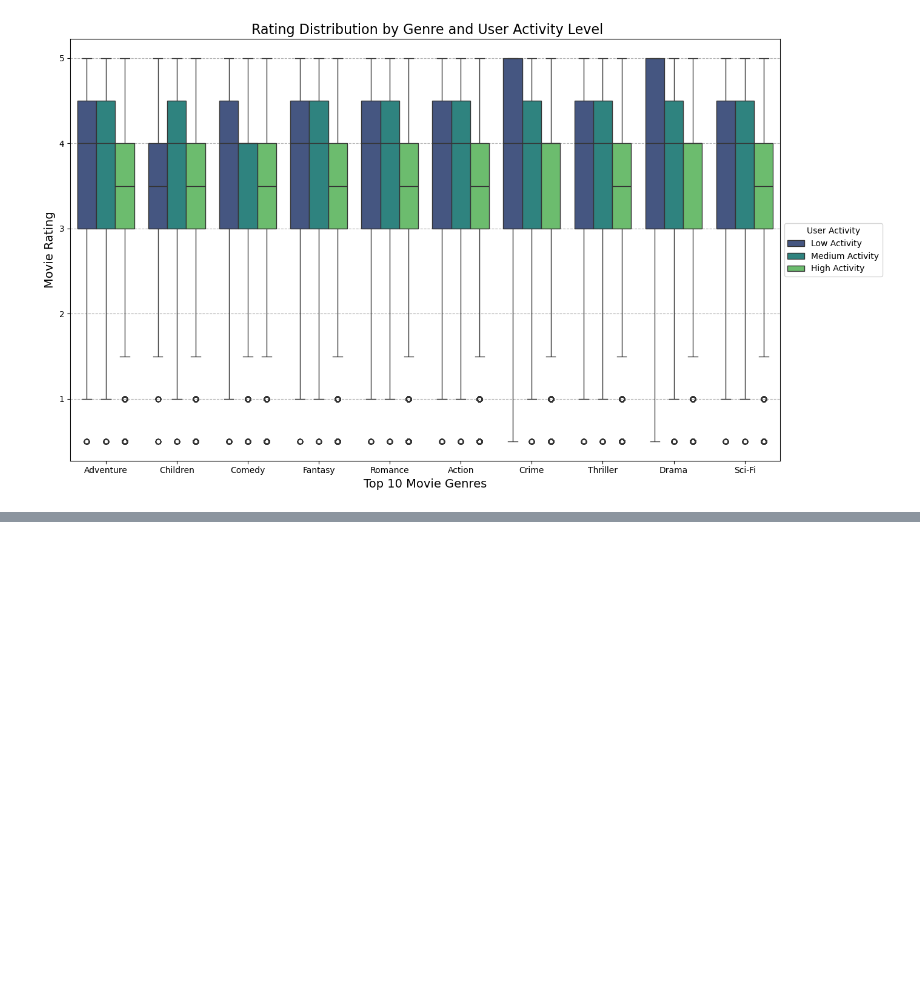
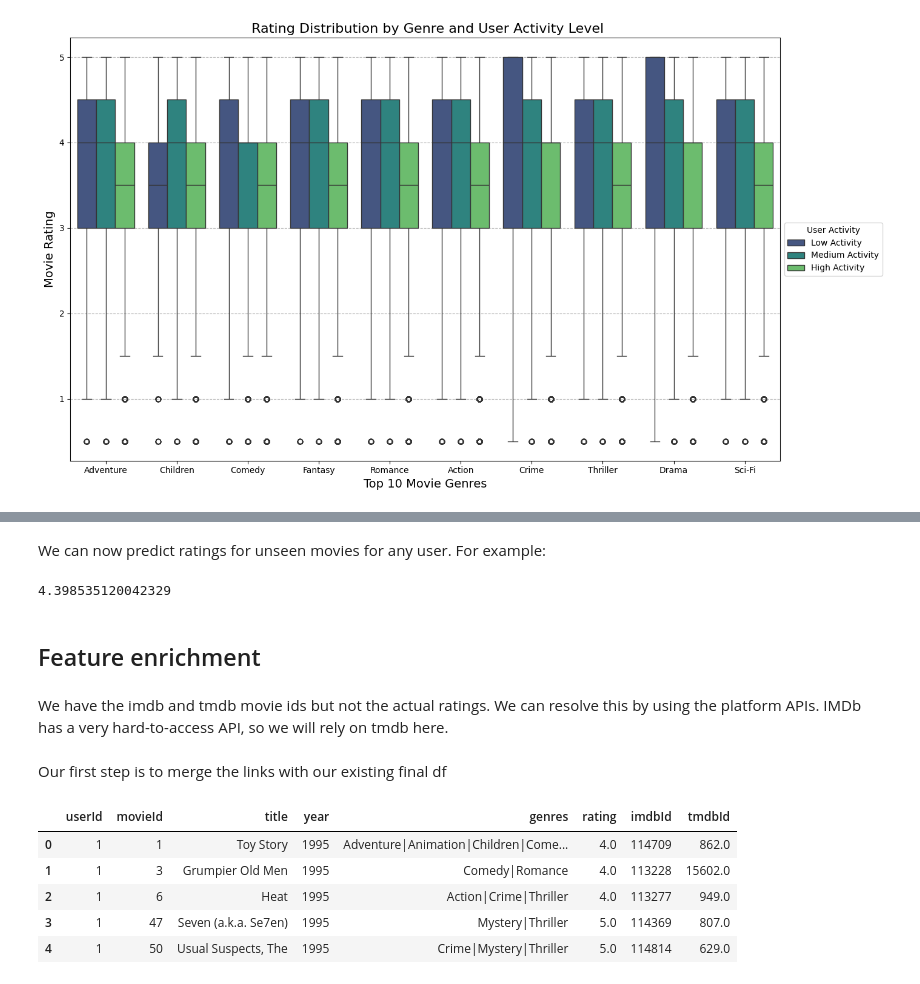
Before and after one commit to M-Nesphory/Movie_Recommendation_System, a Jupyter notebook: recommender_notebook.ipynb, the cells around one changed output, grey strips where cells are left out. Drawn from its saved outputs; the diff is of its cells as text; code cells hidden in the pictures; blank space fills up the shorter version.

Commit message:
Expanded dataset with tmdb API

```diff
--- a/recommender_notebook.ipynb
+++ b/recommender_notebook.ipynb
@@ -905,0 +1031,33 @@ plt.show();
+# %% [markdown]
+We can now predict ratings for unseen movies for any user. For example:
+# %%
+pred = algo.predict(uid=1, iid=50)  # Predict rating for user 1 on movie 50
+print(pred.est)  # This is the predicted rating
+# %% [output]
+4.398535120042329
+# %% [markdown]
+## Feature enrichment
+# %% [markdown]
+We have the imdb and tmdb movie ids but not the actual ratings. We can resolve this by using the platform APIs. IMDb has a very hard-to-access API, so we will rely on tmdb here.
+# %% [markdown]
+Our first step is to merge the links with our existing final df
+# %%
+# Load links.csv
+links_df = pd.read_csv('data/links.csv')
+
+# Ensure movieId columns are integers
+final_df['movieId'] = final_df['movieId'].astype(int)
+links_df['movieId'] = links_df['movieId'].astype(int)
+
+# Merge final_df with links_df on movieId
+enriched_df = final_df.merge(links_df, on='movieId', how='left')
+
+# Inspect the merged dataframe
+enriched_df.head()
+# %% [output]
+|  | userId | movieId | title | year | genres | rating | imdbId | tmdbId |
+| 0 | 1 | 1 | Toy Story | 1995 | Adventure|Animation|Children|Come... | 4.0 | 114709 | 862.0 |
+| 1 | 1 | 3 | Grumpier Old Men | 1995 | Comedy|Romance | 4.0 | 113228 | 15602.0 |
+| 2 | 1 | 6 | Heat | 1995 | Action|Crime|Thriller | 4.0 | 113277 | 949.0 |
+| 3 | 1 | 47 | Seven (a.k.a. Se7en) | 1995 | Mystery|Thriller | 5.0 | 114369 | 807.0 |
+| 4 | 1 | 50 | Usual Suspects, The | 1995 | Crime|Mystery|Thriller | 5.0 | 114814 | 629.0 |
```
Also changed, not shown: parts of 34 cells of this notebook, 4 other files.
